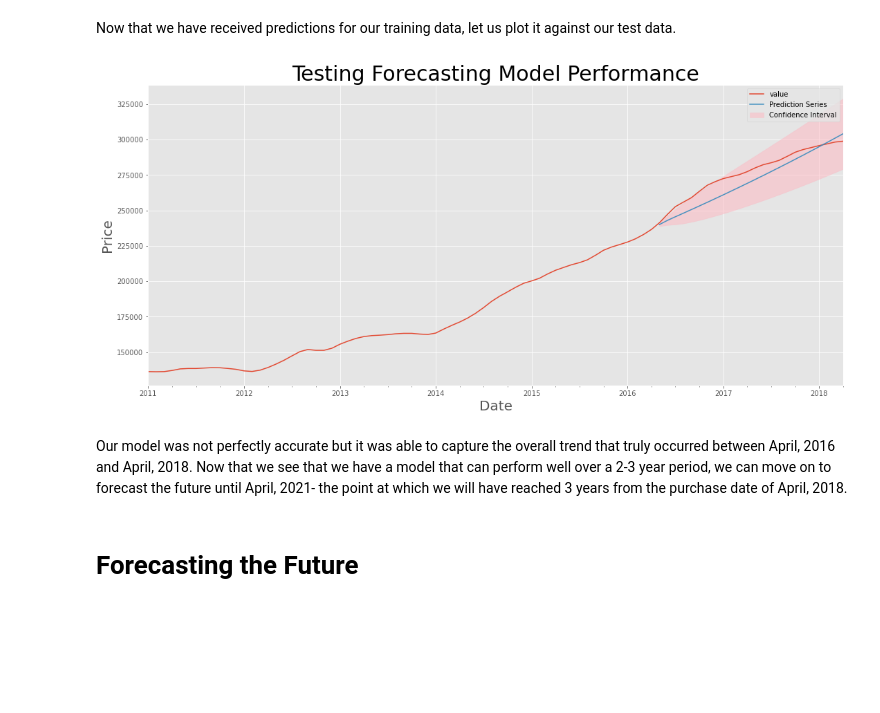
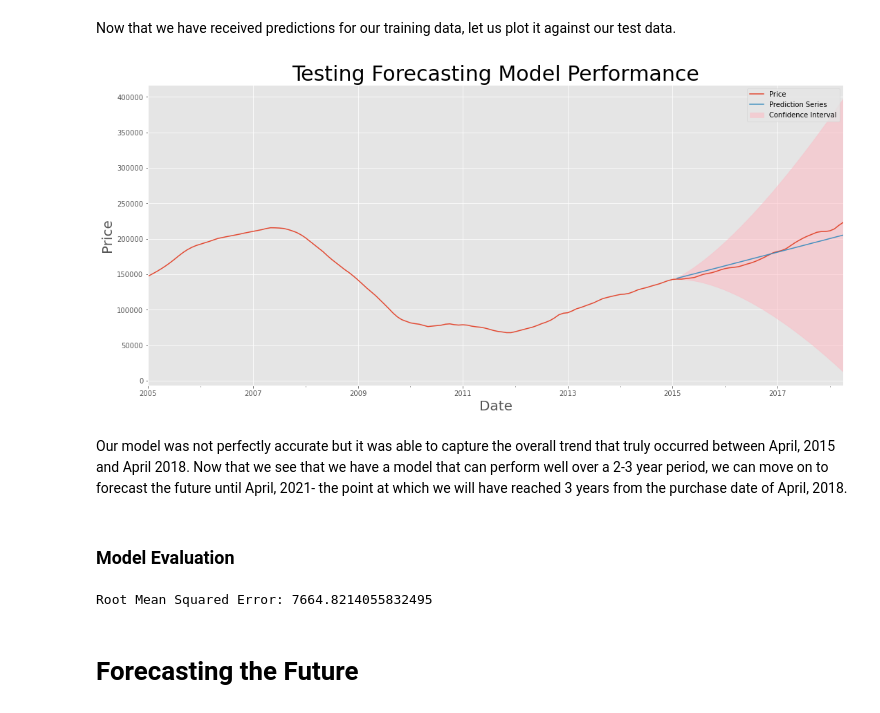
Before and after one commit to MWENDA1999/Predictive-Modeling-Time-Series-Forecasting-G9DSF-FT06-P4, a Jupyter notebook: final_notebook.ipynb, the cells around one changed output. Cells and saved outputs as stored; diff of their text form; code cells hidden in the pictures; blank space fills up the shorter version.

```diff
--- a/final_notebook.ipynb
+++ b/final_notebook.ipynb
@@ -517,0 +541,4 @@ test_series = recent_series['2016-05':]
+# %%
+ts_data = df.drop(["RegionID","City","State","SizeRank","Metro","CountyName"],axis=1)
+ts_data.set_index("Date",inplace=True)
+ts_data
@@ -517,0 +569,18 @@ test_series = recent_series['2016-05':]
+# %%
+from pandas import Timestamp
+
+# Define the start and end dates
+start_date = Timestamp('2005-01-01')
+end_date = Timestamp('2018-04-01')
+
+# Slice the DataFrame
+df_slice = ts_data[(ts_data.index >= start_date) & (ts_data.index <= end_date)]
+
+# splitting the data into train and test
+df_slice = df_slice[df_slice["Zipcode"] == 85008]
+df_slice.drop("Zipcode",axis=1,inplace=True)
+
+df_slice.index.freq = 'MS'
+
+ts_train = df_slice[:'2015-01']
+ts_test = df_slice['2015-02':]
@@ -569,0 +639,13 @@ auto_model.seasonal_order
+# %%
+# initializing ARIMA model
+import statsmodels.api as sm
+from statsmodels.tsa.arima.model import ARIMA
+
+ARIMAmodel = ARIMA(ts_train, order=(0, 2, 0))
+# fit the model
+ARIMAmodel = ARIMAmodel.fit()
+
+# printing the model summary
+print(ARIMAmodel.summary())
+ARIMAmodel.plot_diagnostics(figsize=(18, 18))
+plt.show()
@@ -611,7 +721,9 @@ Based on these observations, we can be confident that the model does not have co
 Let's retrieve our model's predictions for the period between May, 2016 and April 2018; the same period that was used for our test data. We can plot them on the same chart to see how far/close they are from each other.
 # %%
 # Get predictions starting from 04-01-2015 and calculate confidence intervals
-pred = output.get_prediction(start=pd.to_datetime('2016-05'), end=pd.to_datetime('2018-04'), dynamic=False)
+# creating a table of the upper and lower limits
+pred = ARIMAmodel.get_prediction(start=pd.to_datetime(
+    '2015-02-01'), end=pd.to_datetime('2018-04-01'), dynamic=False)
 pred_conf = pred.conf_int()
-pred_conf
+pred_conf.head()
 # %% [output]
@@ -637,30 +738,43 @@ Now that we have received predictions for our training data, let us plot it agai
 # %%
 # Plot real vs predicted values along with confidence interval
 
 rcParams['figure.figsize'] = 18, 8
 
 # Plot observed values
-ax = recent_series.plot(label='observed')
+ax = df_slice.plot(label='observed')
 
 # Plot predicted values
 pred.predicted_mean.plot(ax=ax, label='Prediction Series', alpha=0.9)
 
 # Plot the range for confidence intervals
 ax.fill_between(pred_conf.index,
                 pred_conf.iloc[:, 0],
                 pred_conf.iloc[:, 1], color='lightpink', alpha=0.5,label = 'Confidence Interval')
 
 # Set axes labels
 ax.set_xlabel('Date',fontsize=20)
 ax.set_ylabel('Price',fontsize=20)
 ax.set_title('Testing Forecasting Model Performance',fontsize=30)
 plt.legend()
 
 plt.show()
 # %% [output]
-[figure, old version]
+[figure, new version]
 # %% [markdown]
-Our model was not perfectly accurate but it was able to capture the overall trend that truly occurred between April, 2016 and April, 2018. Now that we see that we have a model that can perform well over a 2-3 year period, we can move on to forecast the future until April, 2021- the point at which we will have reached 3 years from the purchase date of April, 2018.
+Our model was not perfectly accurate but it was able to capture the overall trend that truly occurred between April, 2015 and April 2018. Now that we see that we have a model that can perform well over a 2-3 year period, we can move on to forecast the future until April, 2021- the point at which we will have reached 3 years from the purchase date of April, 2018.
+# %% [markdown]
+### Model Evaluation
+# %%
+# Getting the rmse for the model
+from sklearn.metrics import mean_squared_error as MSE
+
+# Assuming ts_test and pred.predicted_mean are your true and predicted values
+RMSE = MSE(ts_test, pred.predicted_mean, squared=False)
+
+# Print the RMSE
+print(f"Root Mean Squared Error: {RMSE}")
+# %% [output]
+Root Mean Squared Error: 7664.8214055832495
 # %% [markdown]
 # Forecasting the Future
 # %%
```
Also changed, not shown: parts of 18 cells of this notebook.
